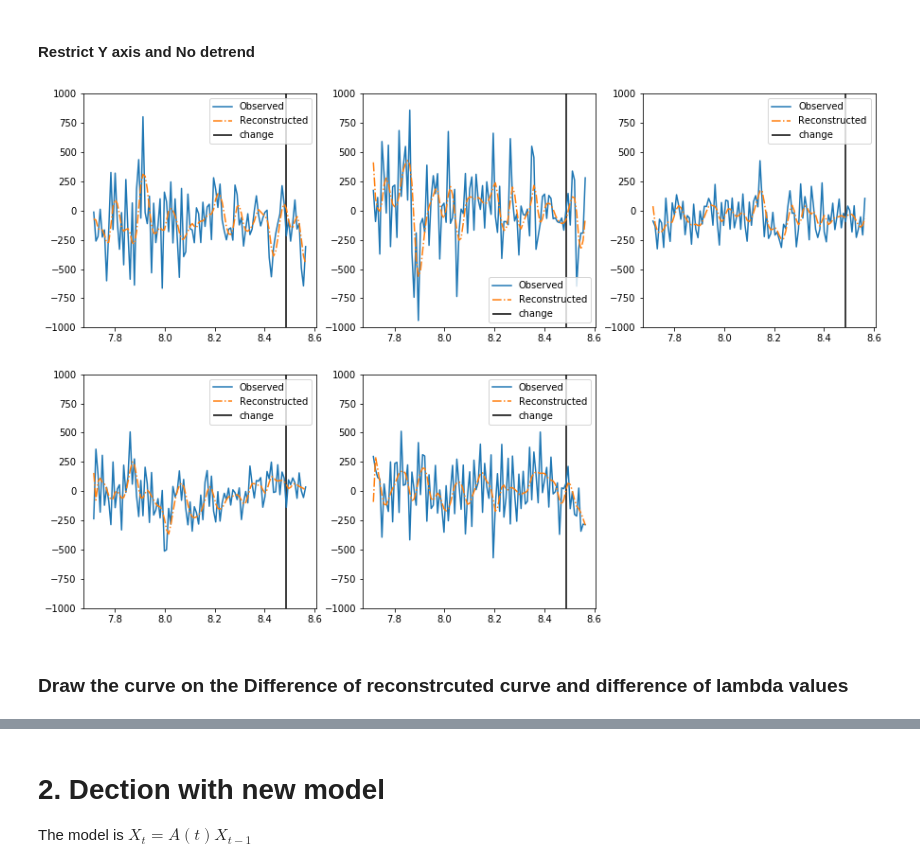
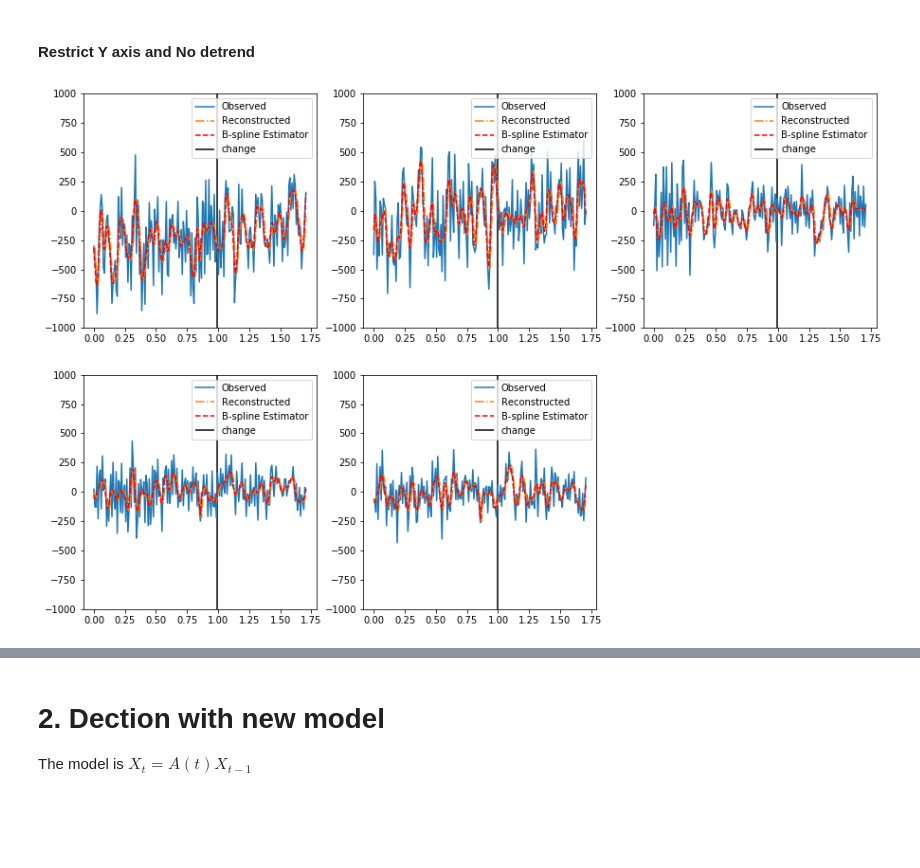
Before and after one commit to JINhuaqing/TVDN-simu, a Jupyter notebook: realdata/MEG1HPFRankTuning.ipynb, the cells around one changed output, grey strips where cells are left out. Drawn from its saved outputs; the diff is of its cells as text; code cells hidden in the pictures; blank space fills up the shorter version.

```diff
--- a/realdata/MEG1HPFRankTuning.ipynb
+++ b/realdata/MEG1HPFRankTuning.ipynb
@@ -649,8 +655,8 @@ kappas = np.arange(0.01, 2, 0.01)
 # %%
 res = TVDNRankTuning(ranks=ranks, kappas=kappas, Ymat=hpfMEGEdgeRM, ReconXmat=ReconXmatNewBspStep,
                      numStep=1, smoothType="Bspline",
-                     dataType="MEG", saveDir=None, Lmin=60, downRate=20, fct=1, T=2,
-                     fName="subj1_HPF_EdgeRM_6", r=6, kappa=2.65, freq=60,
+                     dataType="MEG", saveDir=None, Lmin=60, downRate=20, fct=1, T=2, MaxM=40,
+                     fName="subj1_HPF_EdgeRM_6", r=6, kappa=2.65, freq=120,
                      lamb=1e-6, decimateRate=None, is_detrend=True)
 # %% [output]
 ==================================================
@@ -744,10 +754,0 @@ for ii in range(68):
-# %%
-idxs = [13, 57, 24, 12, 42]
-low = 1300
-up = 1400
-plt.figure(figsize=[15, 5*2])
-for i, idx, in enumerate(idxs):
-    plt.subplot(2, 3, i+1)
-    #plt.ylim([-1000, 1000])
-    plt.plot(MEGBspDet.ptime[low:up], MEGBspDet.dXmat[idx, low:up], "-", label="Dev")
-    plt.legend()
@@ -777,3 +765,3 @@ Amats1 = MEGBspDet.RecResCur.Amats
 # %%
-idxs = MEGBspDet.PlotRecCurve(is_smoothCurve=0, saveFigPath=None)
+idxs = MEGBspDet.PlotRecCurve(is_smoothCurve=1, saveFigPath=None)
 # %% [output]
@@ -784,12 +769,0 @@ The plot indices are [13 57 24 12 42].
-# %%
-low = 900
-up = 1000
-plt.figure(figsize=[15, 5*2])
-for i, idx, in enumerate(idxs):
-    plt.subplot(2, 3, i+1)
-    plt.ylim([-1000, 1000])
-    plt.plot(MEGBspDet.ptime[low:up], MEGBspDet.nYmat[idx, low:up], "-", label="Observed")
-    plt.plot(MEGBspDet.ptime[low:up], MEGBspDet.RecResCur.EstXmatRealOrg[idx, low:up], "-.", label="Reconstructed")
-    #plt.plot(MEGBspDet.ptime[:numP], MEGBspDet.Xmat[idx, :numP], "r--", label="B-spline Estimator")
-    #plt.vlines(MEGBspDet.ptime[low:up][32], ymin=-1000, ymax=1000, label="change")
-    plt.legend()
@@ -825,18 +778,16 @@ array([13, 57, 24, 12, 42])
 # %% [markdown]
 #### Restrict Y axis and No detrend
 # %%
-low = 900
-up = 1000
+low = 0
+up = 200
 plt.figure(figsize=[15, 5*2])
 for i, idx, in enumerate(idxs):
     plt.subplot(2, 3, i+1)
     plt.ylim([-1000, 1000])
     plt.plot(MEGBspDet.ptime[low:up], MEGBspDet.nYmat[idx, low:up], "-", label="Observed")
     plt.plot(MEGBspDet.ptime[low:up], MEGBspDet.RecResCur.EstXmatRealOrg[idx, low:up], "-.", label="Reconstructed")
-    #plt.plot(MEGBspDet.ptime[:numP], MEGBspDet.Xmat[idx, :numP], "r--", label="B-spline Estimator")
-    plt.vlines(MEGBspDet.ptime[low:up][90], ymin=-1000, ymax=1000, label="change")
+    plt.plot(MEGBspDet.ptime[low:up], MEGBspDet.Xmat[idx, low:up], "r--", label="B-spline Estimator")
+    plt.vlines(MEGBspDet.ptime[low:up][116], ymin=-1000, ymax=1000, label="change")
     plt.legend()
 # %% [output]
-[figure, old version]
+[figure, new version]
-# %% [markdown]
-### Draw the curve on the Difference of reconstrcuted curve and difference of lambda values
```
Also changed, not shown: parts of 64 cells of this notebook, 1 other file.
